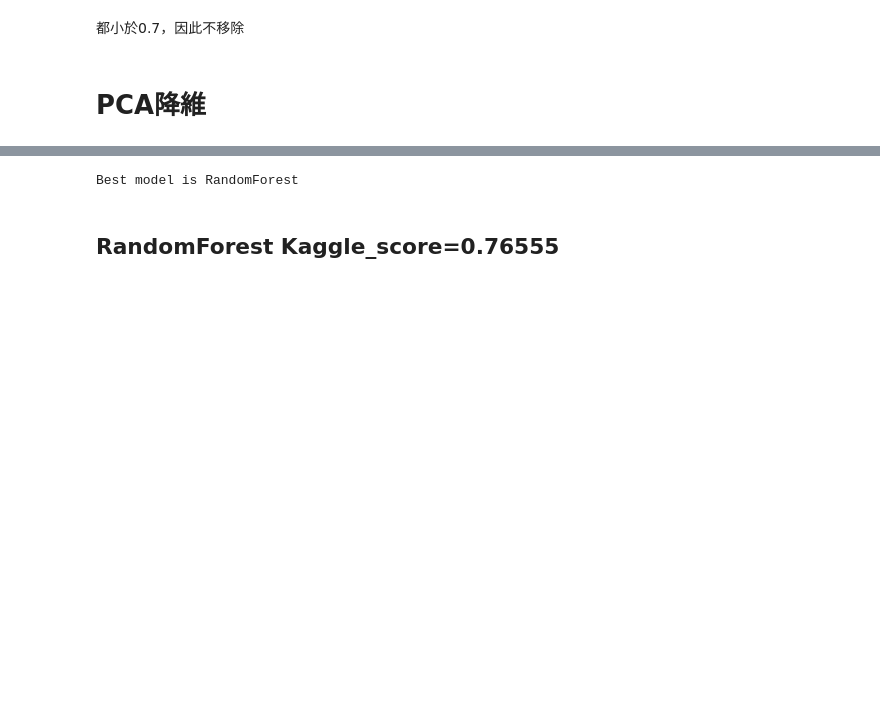
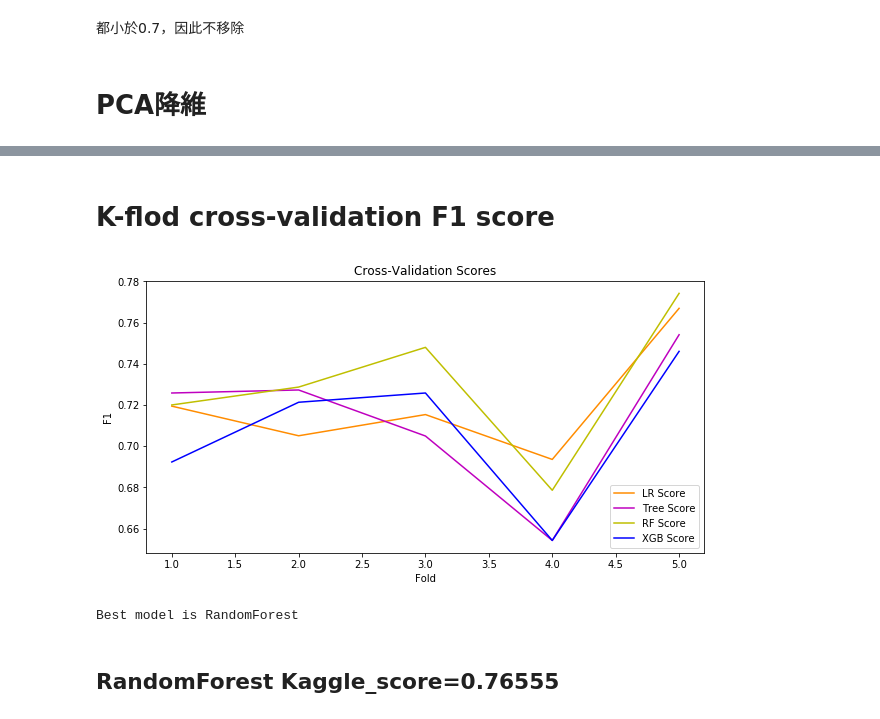
Before and after one commit to jimmyfu87/DataScience_Project, a Jupyter notebook: Python/Kaggle_Titanic_sklearn_keras.ipynb, the cells around one changed output, grey strips where cells are left out. Cells and saved outputs as stored; diff of their text form; code cells hidden in the pictures; blank space fills up the shorter version.

Commit message:
Add k-fold cross validation

```diff
--- a/Python/Kaggle_Titanic_sklearn_keras.ipynb
+++ b/Python/Kaggle_Titanic_sklearn_keras.ipynb
@@ -331,3 +342,25 @@ plt.show()
+# %% [markdown]
+# K-flod cross-validation F1 score
+# %%
+from sklearn.model_selection import cross_val_score
+lr_scores=cross_val_score(lr_model,X_pca,y,cv=5,scoring='f1')
+tree_scores=cross_val_score(tree_model,X_pca,y,cv=5,scoring='f1')
+rf_scores=cross_val_score(rf_model,X_pca,y,cv=5,scoring='f1')
+xgb_scores = cross_val_score(xgb_model,X_pca,y,cv=5,scoring='f1')
+# %%
+cv=np.arange(1,6)
+plt.figure(figsize=(10,5))
+plt.plot(cv, lr_scores, color='darkorange',label='LR Score')
+plt.plot(cv, tree_scores, 'm',label='Tree Score')
+plt.plot(cv, rf_scores, 'y',label='RF Score')
+plt.plot(cv, xgb_scores, 'b',label='XGB Score')
+plt.xlabel('Fold')
+plt.ylabel('F1')
+plt.title('Cross-Validation Scores')
+plt.legend(loc="lower right")
+plt.show()
+# %% [output]
+[figure, added]
 # %%
 X_test =test_data[['Pclass', 'Age', 'Embarked_C',
        'Embarked_Q', 'Embarked_S','Sex','SibSp','Fare','Alone','Parch']]
```
Also changed, not shown: parts of 21 cells of this notebook.
